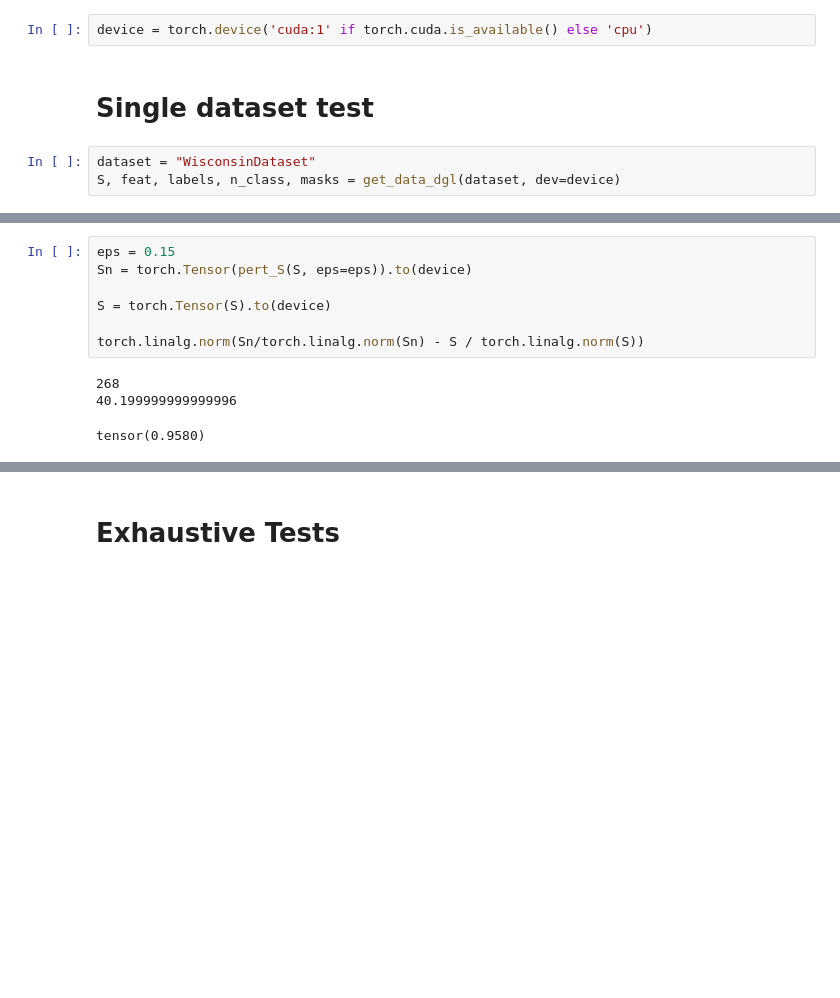
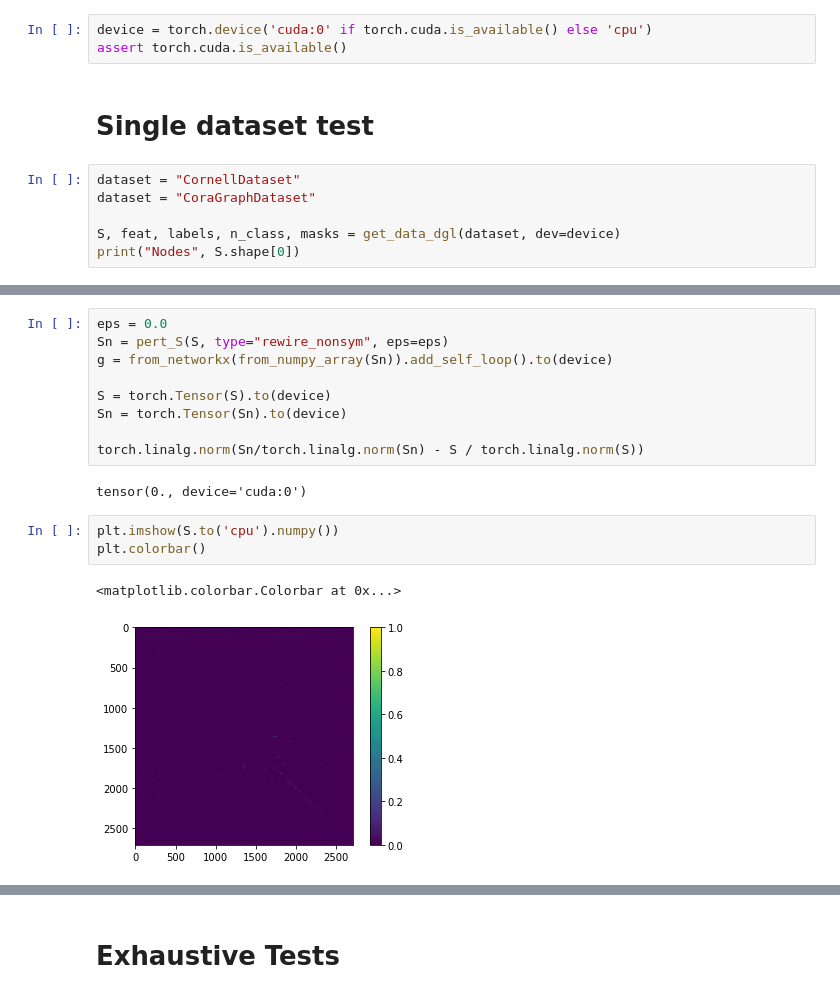
Before and after one commit to vmtenorio/robust_gnn, a Jupyter notebook: GFGCNPert.ipynb, the cells around one changed output, grey strips where cells are left out. Saved outputs shown, nothing was run; the diff lists cells and outputs as text; blank space fills up the shorter version.

```diff
--- a/GFGCNPert.ipynb
+++ b/GFGCNPert.ipynb
@@ -16,7 +17,11 @@ import matplotlib.pyplot as plt
 # %%
-device = torch.device('cuda:1' if torch.cuda.is_available() else 'cpu')
+device = torch.device('cuda:0' if torch.cuda.is_available() else 'cpu')
+assert torch.cuda.is_available()
 # %% [markdown]
 # Single dataset test
 # %%
-dataset = "WisconsinDataset"
+dataset = "CornellDataset"
+dataset = "CoraGraphDataset"
+
 S, feat, labels, n_class, masks = get_data_dgl(dataset, dev=device)
+print("Nodes", S.shape[0])
@@ -56,11 +83,17 @@ lambd = 1.
 # %%
-eps = 0.15
-Sn = torch.Tensor(pert_S(S, eps=eps)).to(device)
+eps = 0.0
+Sn = pert_S(S, type="rewire_nonsym", eps=eps)
+g = from_networkx(from_numpy_array(Sn)).add_self_loop().to(device)
 
 S = torch.Tensor(S).to(device)
+Sn = torch.Tensor(Sn).to(device)
 
 torch.linalg.norm(Sn/torch.linalg.norm(Sn) - S / torch.linalg.norm(S))
 # %% [output]
-268
-40.199999999999996
+tensor(0., device='cuda:0')
-tensor(0.9580)
+# %%
+plt.imshow(S.to('cpu').numpy())
+plt.colorbar()
+# %% [output]
+<matplotlib.colorbar.Colorbar at 0x...>
+[figure, added]
```
Also changed, not shown: parts of 25 cells of this notebook, 4 other files.
